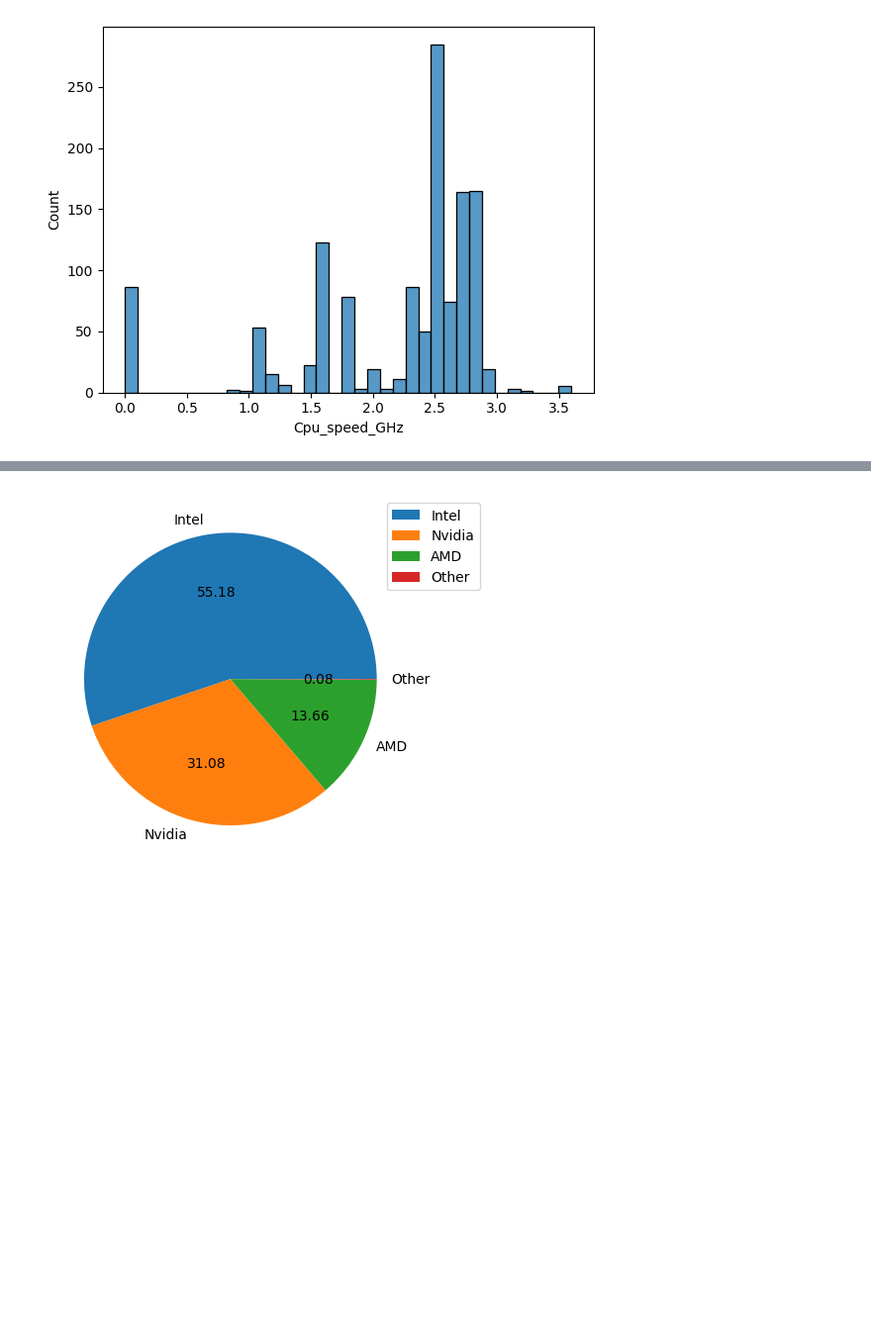
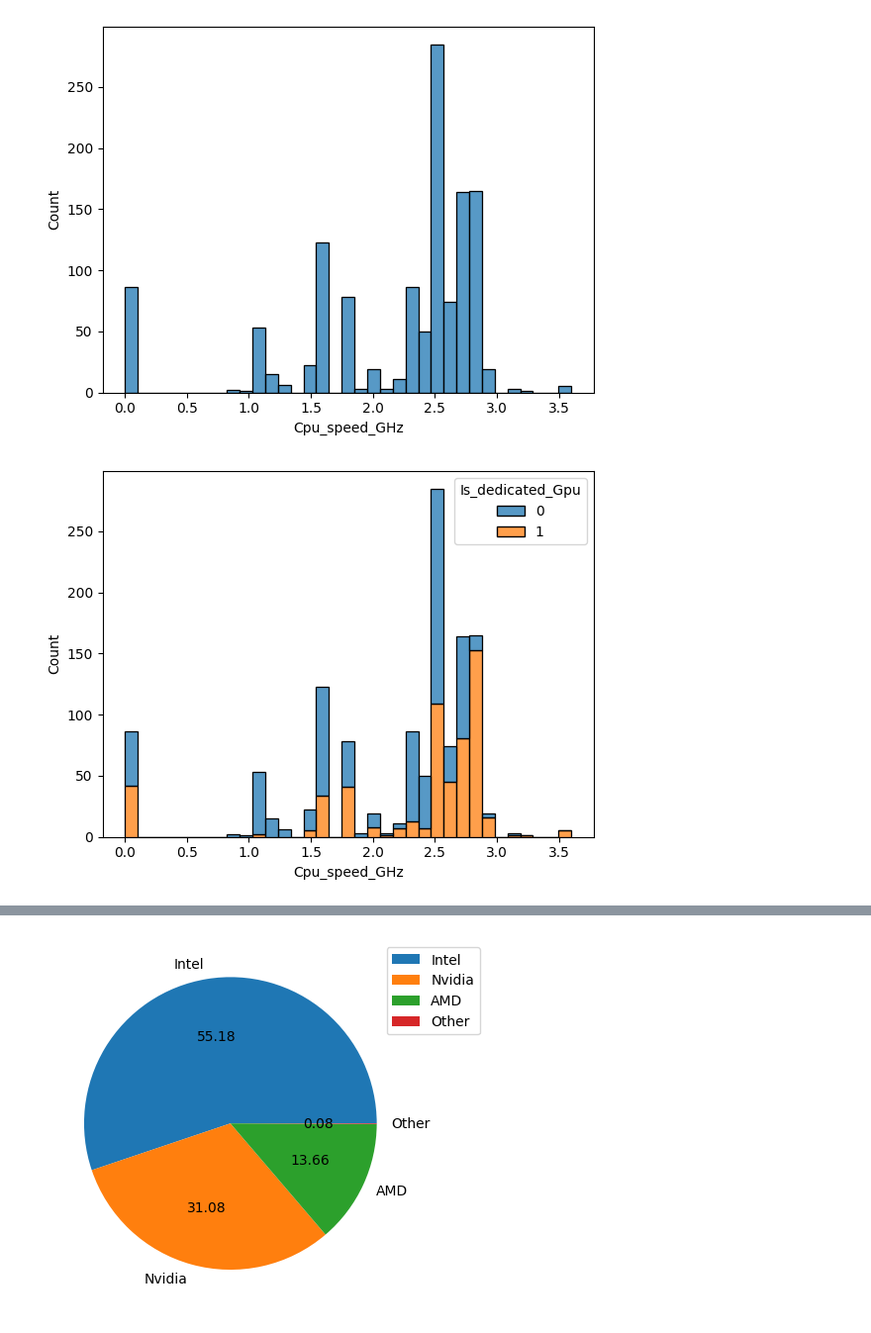
Before and after one commit to RaviNamdeoo/LaptopPricePredictor, a Jupyter notebook: laptop_price_pred copy.ipynb, the cells around one changed output, grey strips where cells are left out. Shown at 99% size. Saved outputs shown, nothing was run; the diff lists cells and outputs as text; code cells hidden in the pictures; blank space fills up the shorter version.

```diff
--- a/laptop_price_pred copy.ipynb
+++ b/laptop_price_pred copy.ipynb
@@ -570,3 +575,15 @@ sns.histplot(df['Cpu_speed_GHz'], bins=35)
 # %% [output]
 <Axes: xlabel='Cpu_speed_GHz', ylabel='Count'>
 [figure]
+# %%
+sns.histplot(
+    data=df,
+    x='Cpu_speed_GHz',
+    hue='Is_dedicated_Gpu',
+    multiple='stack',
+    bins=35
+)
+
+plt.show()
+# %% [output]
+[figure, added]
```
Also changed, not shown: parts of 8 cells of this notebook.
